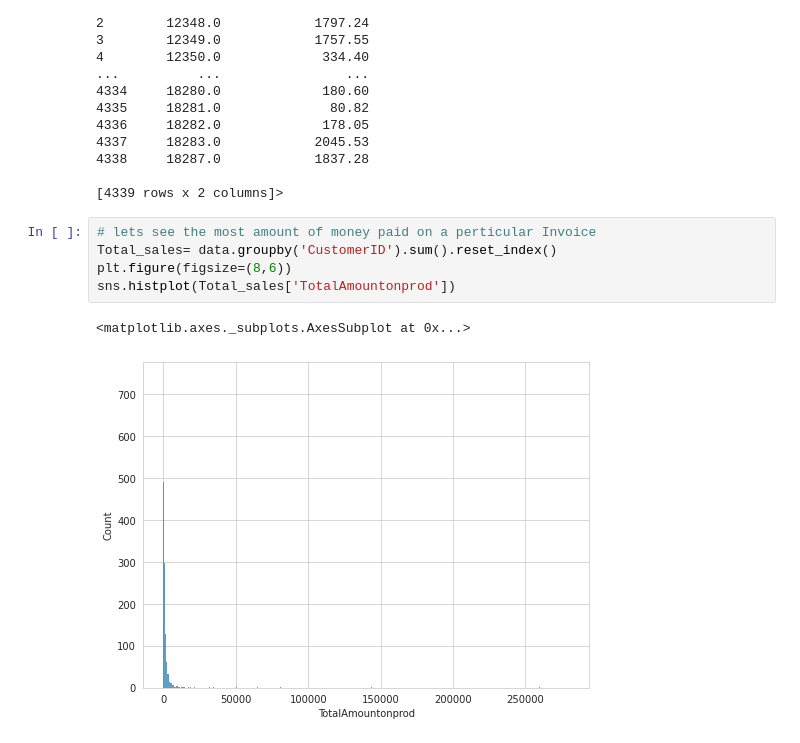
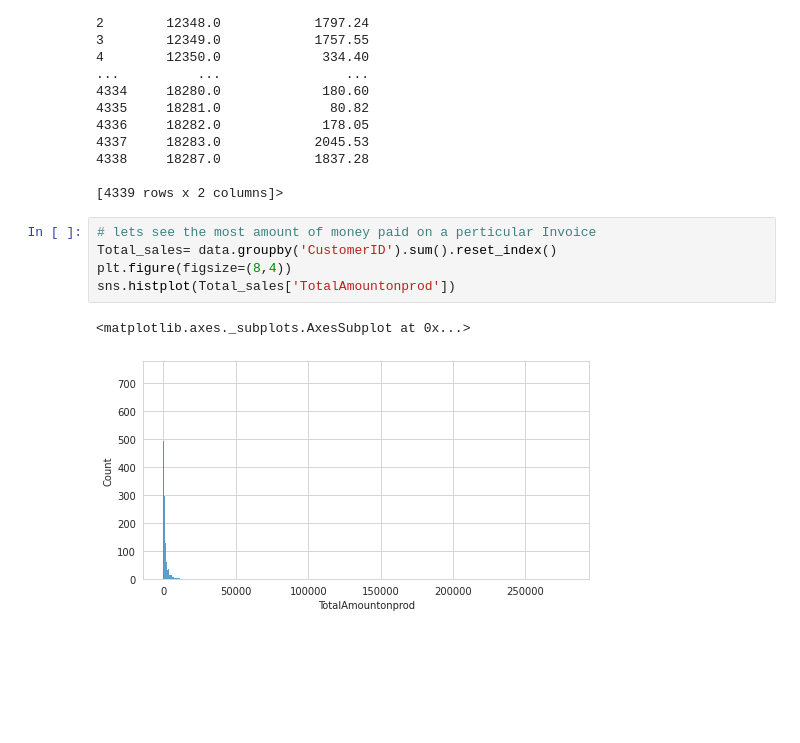
Before and after one commit to Vridhip/Online_Retail_Customer_Segmentation, a Jupyter notebook: Online_Retail_Customer_Segmentation_.ipynb, the cells around one changed output. Drawn from its saved outputs; the diff is of its cells as text; blank space fills up the shorter version.

```diff
--- a/Online_Retail_Customer_Segmentation_.ipynb
+++ b/Online_Retail_Customer_Segmentation_.ipynb
@@ -292,8 +230,8 @@ data.groupby('CustomerID')['TotalAmountonprod'].sum().reset_index().sort_values
 # %%
 # lets see the most amount of money paid on a perticular Invoice
 Total_sales= data.groupby('CustomerID').sum().reset_index()
-plt.figure(figsize=(8,6))
+plt.figure(figsize=(8,4))
 sns.histplot(Total_sales['TotalAmountonprod'])
 # %% [output]
 <matplotlib.axes._subplots.AxesSubplot at 0x...>
-[figure, old version]
+[figure, new version]
```
Also changed, not shown: parts of 8 cells of this notebook.
